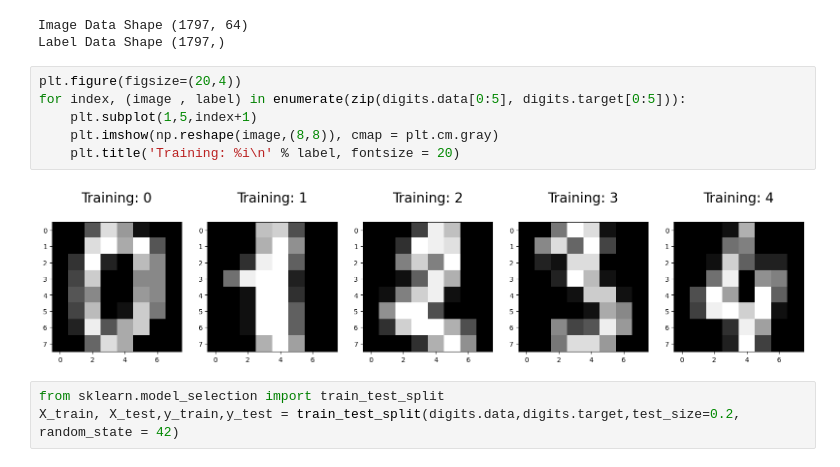
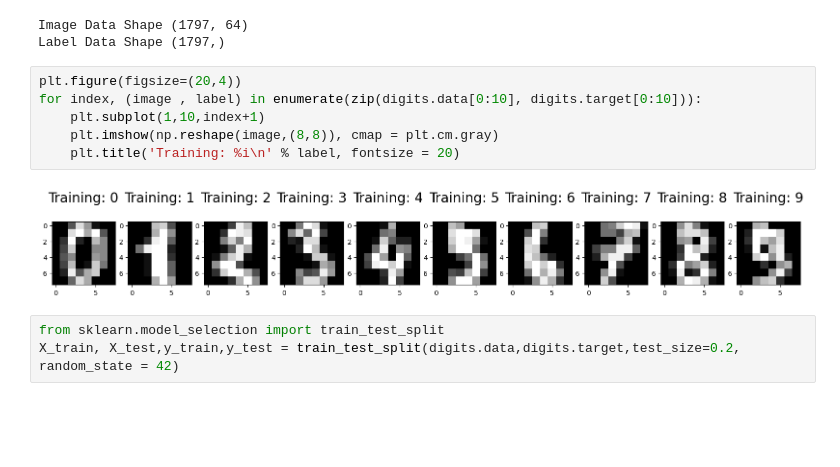
Before and after one commit to PrajaktaVinayYadav/Predicting-Numbers-using-Logistic-Regression, a Jupyter notebook: Predicting Numbers using Logistic Regression.ipynb, the cells around one changed output. Cells and saved outputs as stored; diff of their text form; blank space fills up the shorter version.

```diff
--- a/Predicting Numbers using Logistic Regression.ipynb
+++ b/Predicting Numbers using Logistic Regression.ipynb
@@ -18,12 +18,12 @@ Image Data Shape (1797, 64)
 Label Data Shape (1797,)
 # %%
 plt.figure(figsize=(20,4))
-for index, (image , label) in enumerate(zip(digits.data[0:5], digits.target[0:5])):
-    plt.subplot(1,5,index+1)
+for index, (image , label) in enumerate(zip(digits.data[0:10], digits.target[0:10])):
+    plt.subplot(1,10,index+1)
     plt.imshow(np.reshape(image,(8,8)), cmap = plt.cm.gray)
     plt.title('Training: %i\n' % label, fontsize = 20)
 # %% [output]
-[figure, old version]
+[figure, new version]
 # %%
 from sklearn.model_selection import train_test_split
 X_train, X_test,y_train,y_test = train_test_split(digits.data,digits.target,test_size=0.2, random_state = 42)
```
Also changed, not shown: parts of 1 cell of this notebook.
